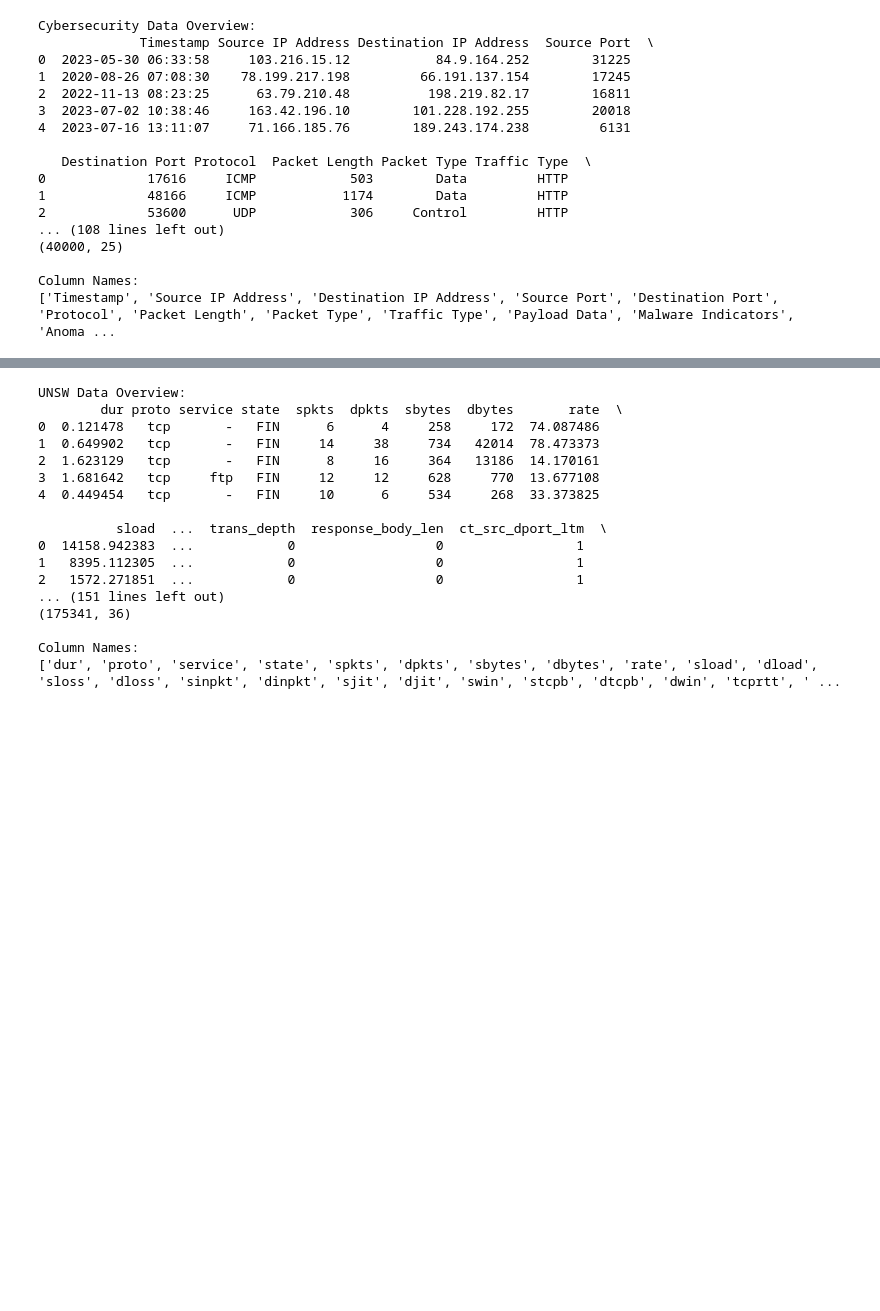
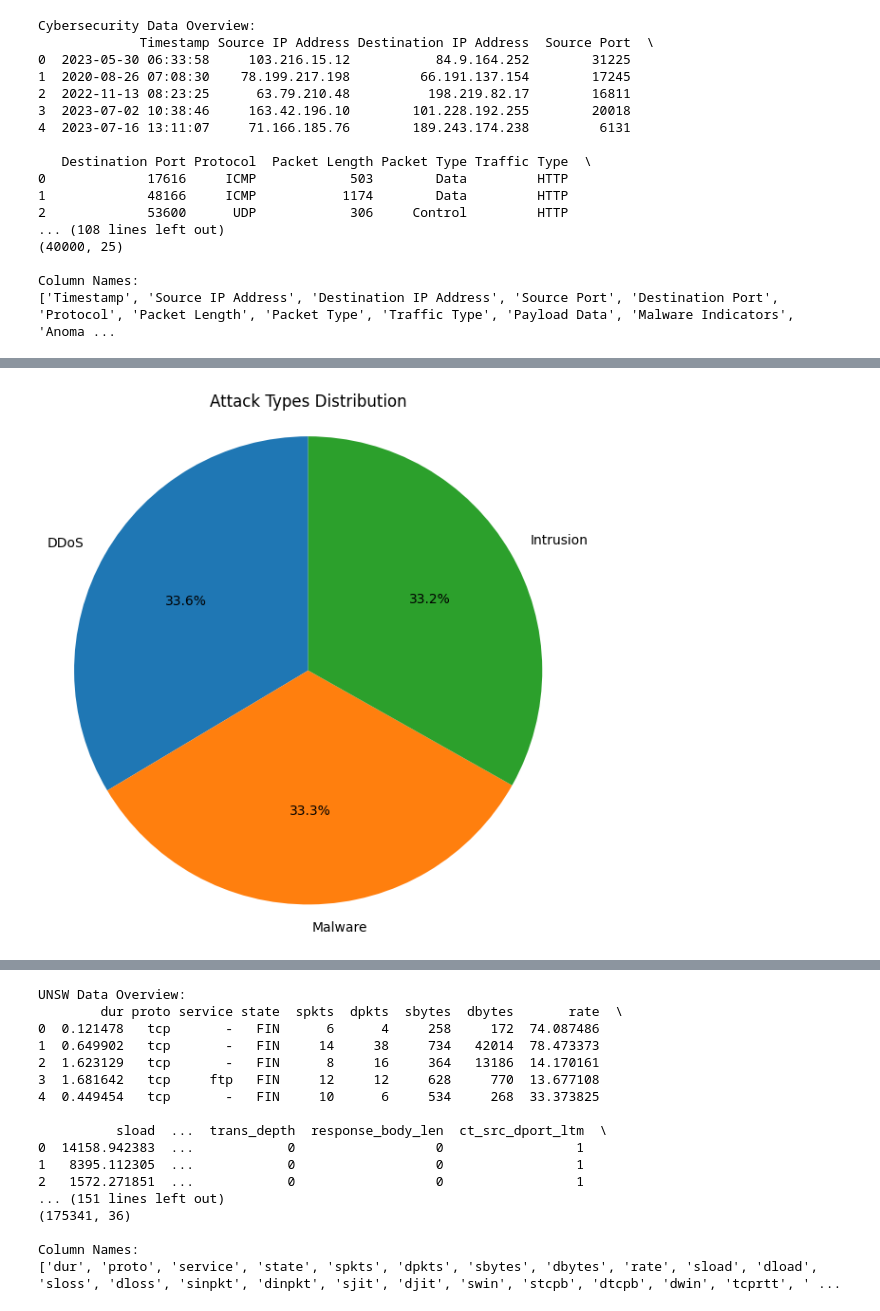
Before and after one commit to luanbui/DX699S, a Jupyter notebook: Week2.ipynb, the cells around one changed output, grey strips where cells are left out. Cells and saved outputs as stored; diff of their text form; code cells hidden in the pictures; blank space fills up the shorter version.

```diff
--- a/Week2.ipynb
+++ b/Week2.ipynb
@@ -100,3 +101,7 @@ Cybersecurity Data Overview:
 
 Column Names:
 ['Timestamp', 'Source IP Address', 'Destination IP Address', 'Source Port', 'Destination Port', 'Protocol', 'Packet Length', 'Packet Type', 'Traffic Type', 'Payload Data', 'Malware Indicators', 'Anoma ...
+# %%
+
+cybersecurity_data.rename(columns={'Timestamp':'Datetime'}, inplace=True)
+cybersecurity_data['Datetime'] = cybersecurity_data['Datetime'].apply(lambda x: pd.to_datetime(x))
@@ -102,0 +129,8 @@ Column Names:
+# %%
+missing_columns = ['Alerts/Warnings', 'IDS/IPS Alerts', 'Malware Indicators', 'Firewall Logs', 'Proxy Information']
+# fill missing values
+fillvalaues = ['None', 'No Data', 'No Detected', 'No Data', 'No Proxy Data']
+for i in range(len(fillvalaues)):
+    cybersecurity_data.fillna({missing_columns[i]: fillvalaues[i]},inplace=True)
+
+cybersecurity_data.isnull().sum()
@@ -102,0 +155,12 @@ Column Names:
+# %%
+# Get attack type counts and labels
+attack_counts = cybersecurity_data["Attack Type"].value_counts()
+labels = attack_counts.index
+
+plt.figure(figsize=(7, 7))
+plt.pie(attack_counts, labels=labels, autopct='%1.1f%%', startangle=90)
+plt.title('Attack Types Distribution')
+plt.axis('equal')
+plt.show()
+# %% [output]
+[figure, added]
```
Also changed, not shown: parts of 6 cells of this notebook, 5 other files.
